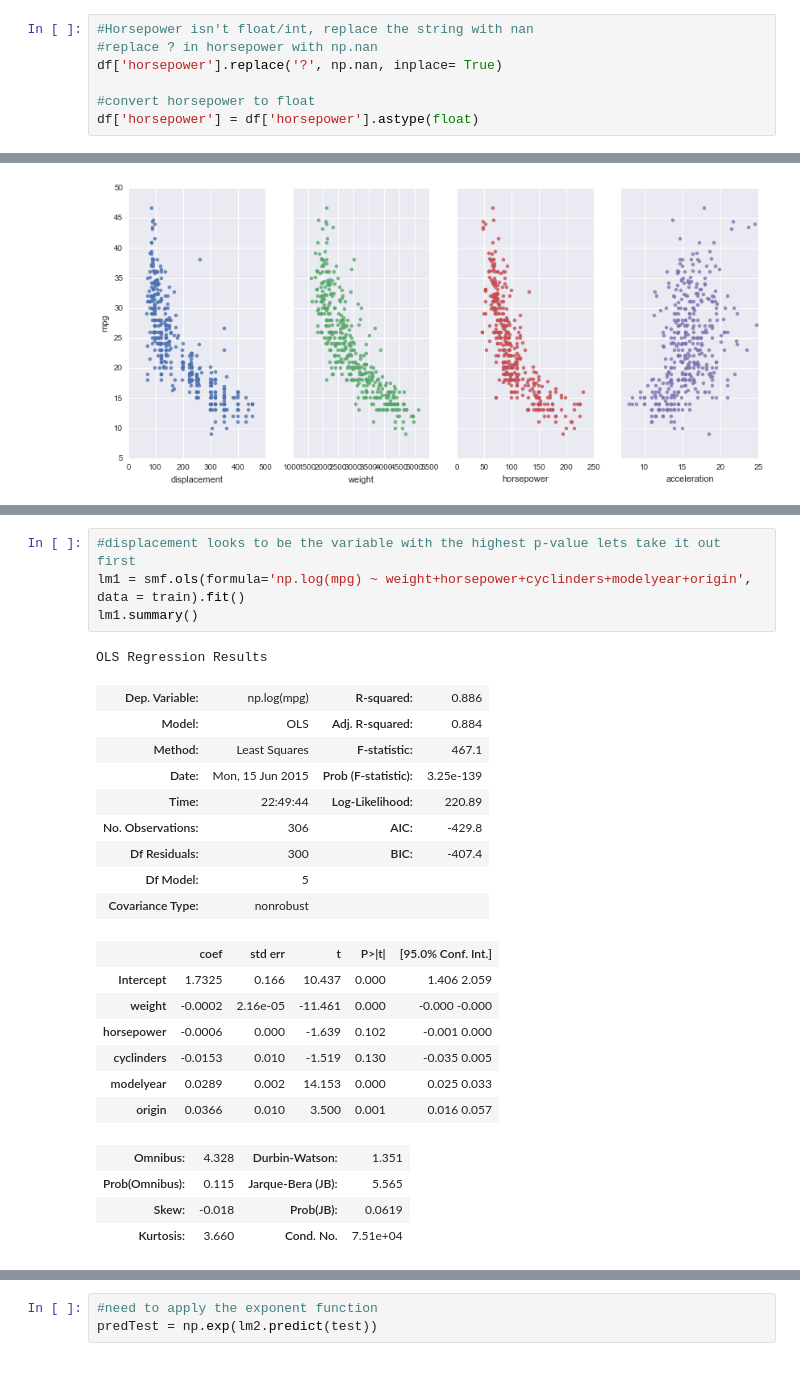
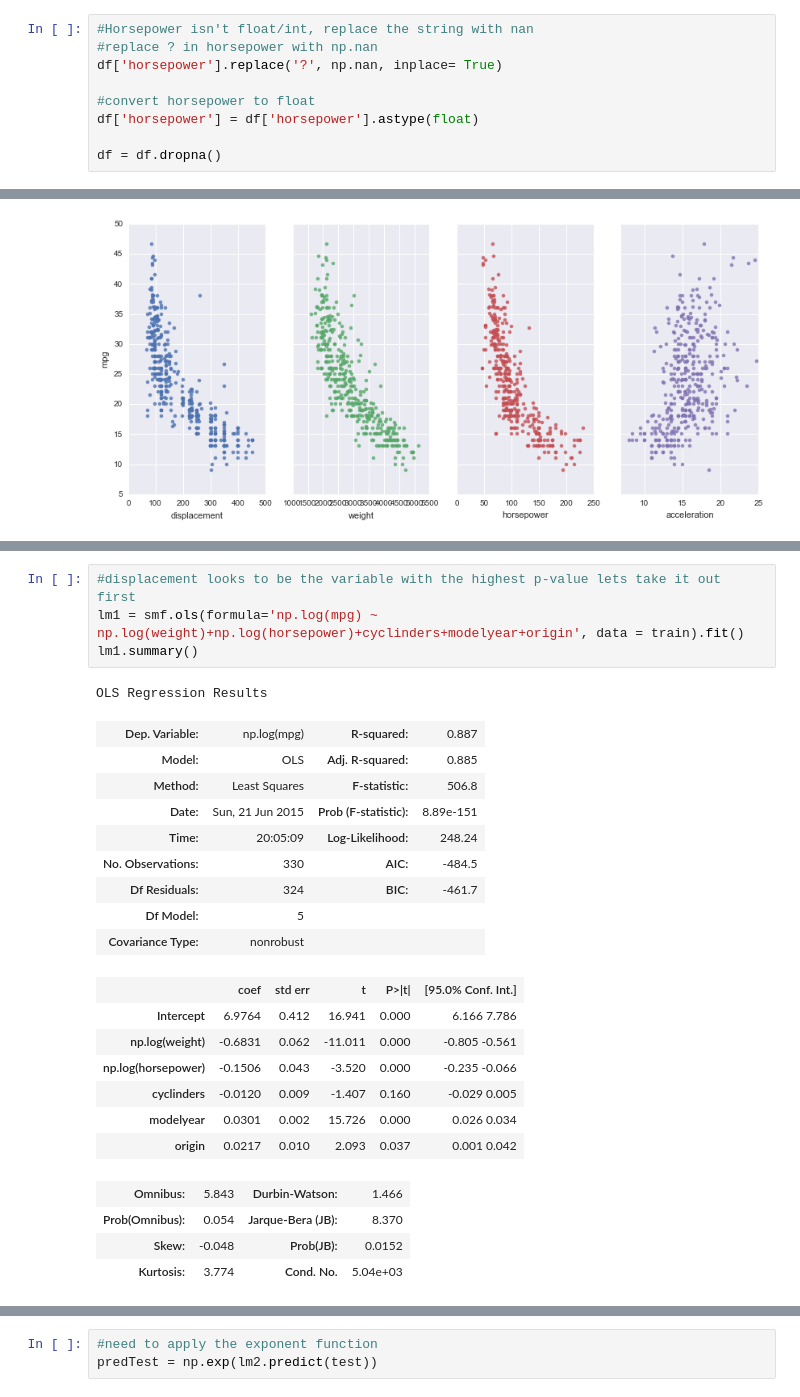
Before and after one commit to neil90/Learning_LinearReg, a Jupyter notebook: mpguci_LR_Seaborn.ipynb, the cells around one changed output, grey strips where cells are left out. Saved outputs shown, nothing was run; the diff lists cells and outputs as text.

```diff
--- a/mpguci_LR_Seaborn.ipynb
+++ b/mpguci_LR_Seaborn.ipynb
@@ -47,6 +47,8 @@ df['horsepower'].replace('?', np.nan, inplace= True)
 
 #convert horsepower to float
 df['horsepower'] = df['horsepower'].astype(float)
+
+df = df.dropna()
 # %%
 #horsepower is now float
 df.info()
@@ -195,27 +213,27 @@ OLS Regression Results
 # %%
 #displacement looks to be the variable with the highest p-value lets take it out first
-lm1 = smf.ols(formula='np.log(mpg) ~ weight+horsepower+cyclinders+modelyear+origin', data = train).fit()
+lm1 = smf.ols(formula='np.log(mpg) ~ np.log(weight)+np.log(horsepower)+cyclinders+modelyear+origin', data = train).fit()
 lm1.summary()
 # %% [output]
 OLS Regression Results
-| Dep. Variable: | np.log(mpg) | R-squared: | 0.886 |
-| Model: | OLS | Adj. R-squared: | 0.884 |
-| Method: | Least Squares | F-statistic: | 467.1 |
-| Date: | Mon, 15 Jun 2015 | Prob (F-statistic): | 3.25e-139 |
-| Time: | 22:49:44 | Log-Likelihood: | 220.89 |
-| No. Observations: | 306 | AIC: | -429.8 |
-| Df Residuals: | 300 | BIC: | -407.4 |
+| Dep. Variable: | np.log(mpg) | R-squared: | 0.887 |
+| Model: | OLS | Adj. R-squared: | 0.885 |
+| Method: | Least Squares | F-statistic: | 506.8 |
+| Date: | Sun, 21 Jun 2015 | Prob (F-statistic): | 8.89e-151 |
+| Time: | 20:05:09 | Log-Likelihood: | 248.24 |
+| No. Observations: | 330 | AIC: | -484.5 |
+| Df Residuals: | 324 | BIC: | -461.7 |
 | Df Model: | 5 |  |  |
 | Covariance Type: | nonrobust |  |  |
 |  | coef | std err | t | P>|t| | [95.0% Conf. Int.] |
-| Intercept | 1.7325 | 0.166 | 10.437 | 0.000 | 1.406 2.059 |
-| weight | -0.0002 | 2.16e-05 | -11.461 | 0.000 | -0.000 -0.000 |
-| horsepower | -0.0006 | 0.000 | -1.639 | 0.102 | -0.001 0.000 |
-| cyclinders | -0.0153 | 0.010 | -1.519 | 0.130 | -0.035 0.005 |
-| modelyear | 0.0289 | 0.002 | 14.153 | 0.000 | 0.025 0.033 |
-| origin | 0.0366 | 0.010 | 3.500 | 0.001 | 0.016 0.057 |
+| Intercept | 6.9764 | 0.412 | 16.941 | 0.000 | 6.166 7.786 |
+| np.log(weight) | -0.6831 | 0.062 | -11.011 | 0.000 | -0.805 -0.561 |
+| np.log(horsepower) | -0.1506 | 0.043 | -3.520 | 0.000 | -0.235 -0.066 |
+| cyclinders | -0.0120 | 0.009 | -1.407 | 0.160 | -0.029 0.005 |
+| modelyear | 0.0301 | 0.002 | 15.726 | 0.000 | 0.026 0.034 |
+| origin | 0.0217 | 0.010 | 2.093 | 0.037 | 0.001 0.042 |
-| Omnibus: | 4.328 | Durbin-Watson: | 1.351 |
-| Prob(Omnibus): | 0.115 | Jarque-Bera (JB): | 5.565 |
-| Skew: | -0.018 | Prob(JB): | 0.0619 |
-| Kurtosis: | 3.660 | Cond. No. | 7.51e+04 |
+| Omnibus: | 5.843 | Durbin-Watson: | 1.466 |
+| Prob(Omnibus): | 0.054 | Jarque-Bera (JB): | 8.370 |
+| Skew: | -0.048 | Prob(JB): | 0.0152 |
+| Kurtosis: | 3.774 | Cond. No. | 5.04e+03 |
 # %%
```
Also changed, not shown: parts of 12 cells of this notebook.
